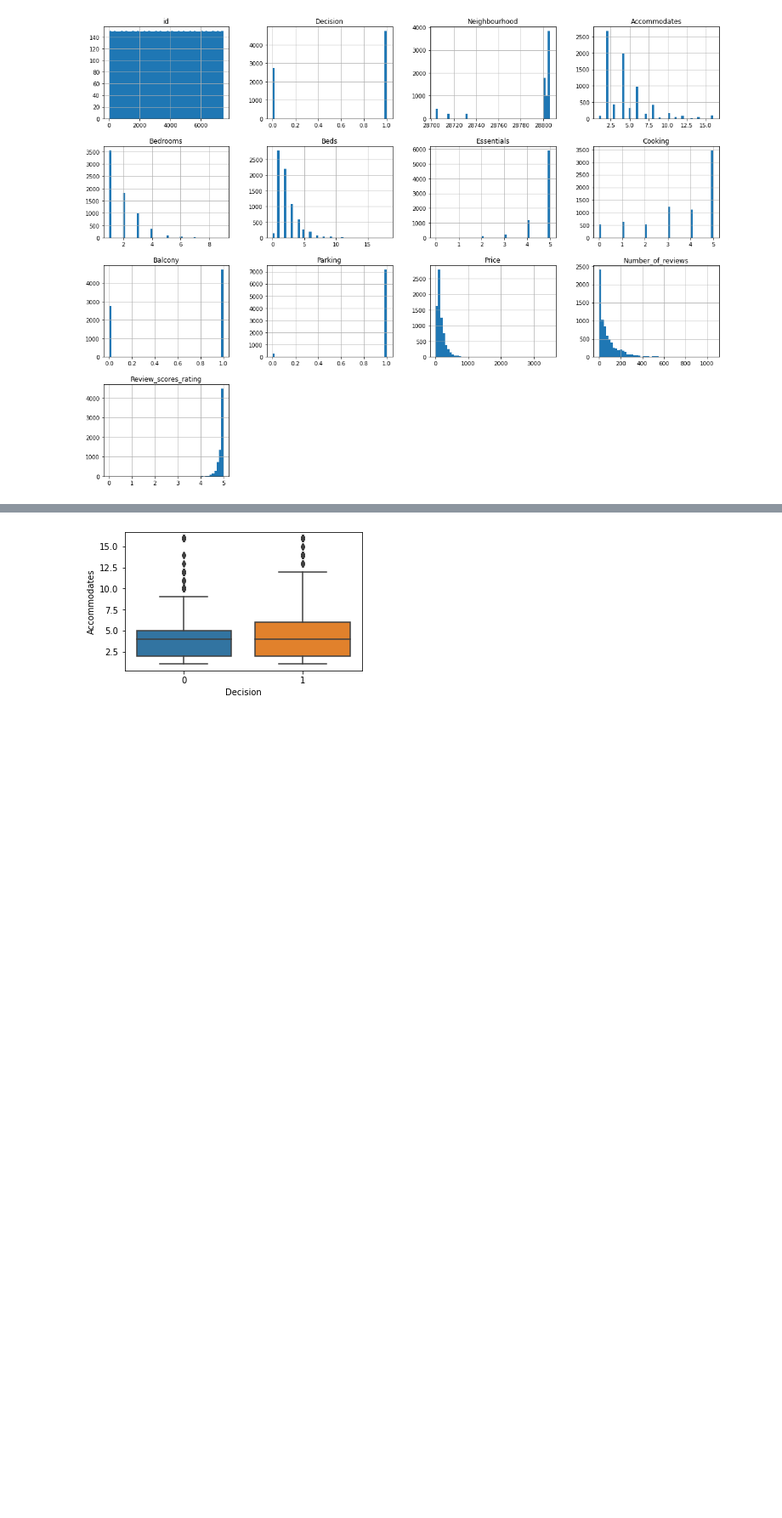
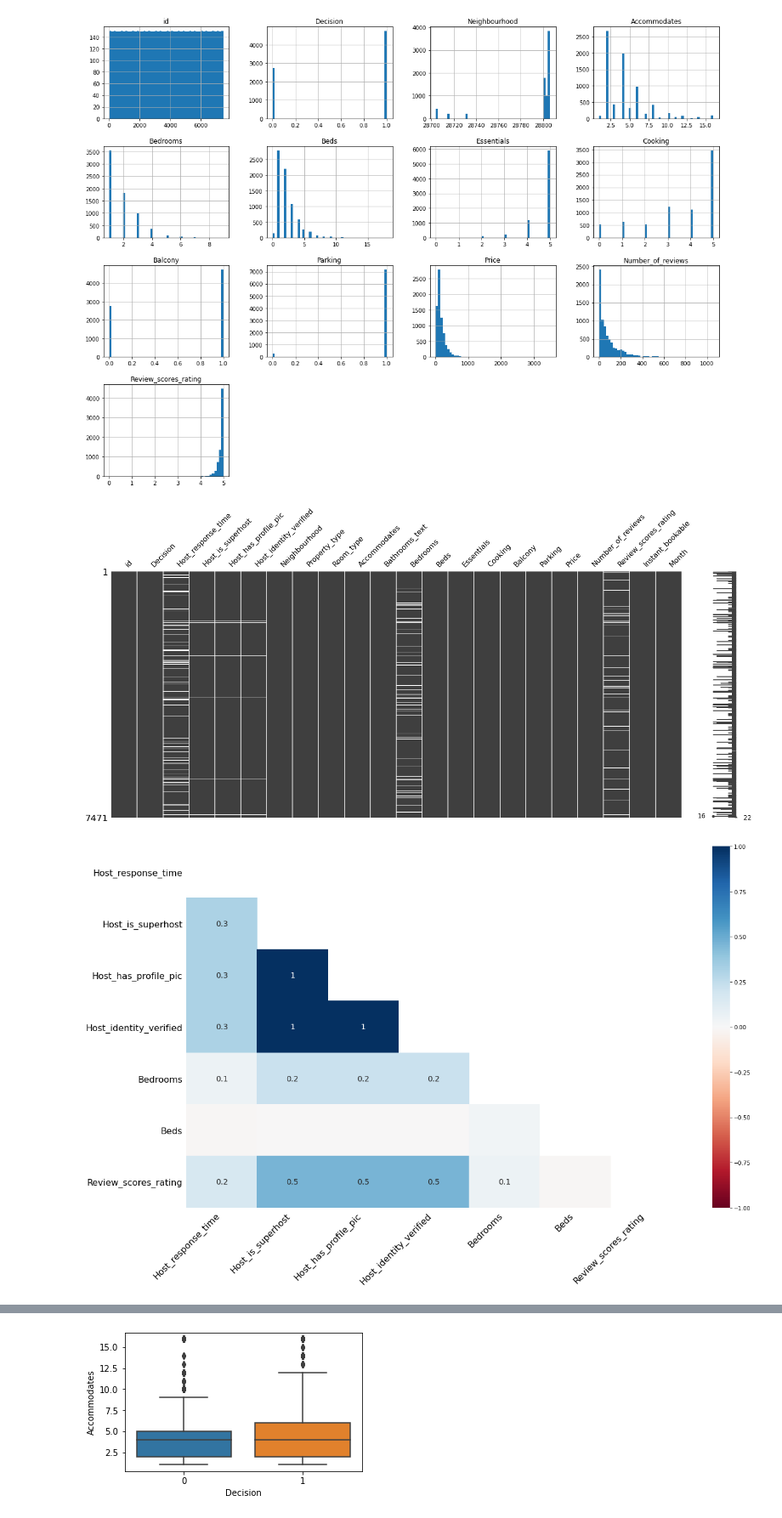
Before and after one commit to CalebKornfein/airbnb, a Jupyter notebook: eda.ipynb, the cells around one changed output, grey strips where cells are left out. Shown: that part at 85% size. Drawn from its saved outputs; the diff is of its cells as text; code cells hidden in the pictures; blank space fills up the shorter version.

```diff
--- a/eda.ipynb
+++ b/eda.ipynb
@@ -41,3 +67,11 @@ df.hist(bins=50, figsize = (20,15))
 plt.show()
 # %% [output]
 [figure]
+# %%
+#Check missingness:
+missing_matrix = msn.matrix(df)
+missing_corr = msn.heatmap(df)
+plt.show()
+# %% [output]
+[figure, added]
+[figure, added]
```
Also changed, not shown: parts of 7 cells of this notebook, 9 other files.
